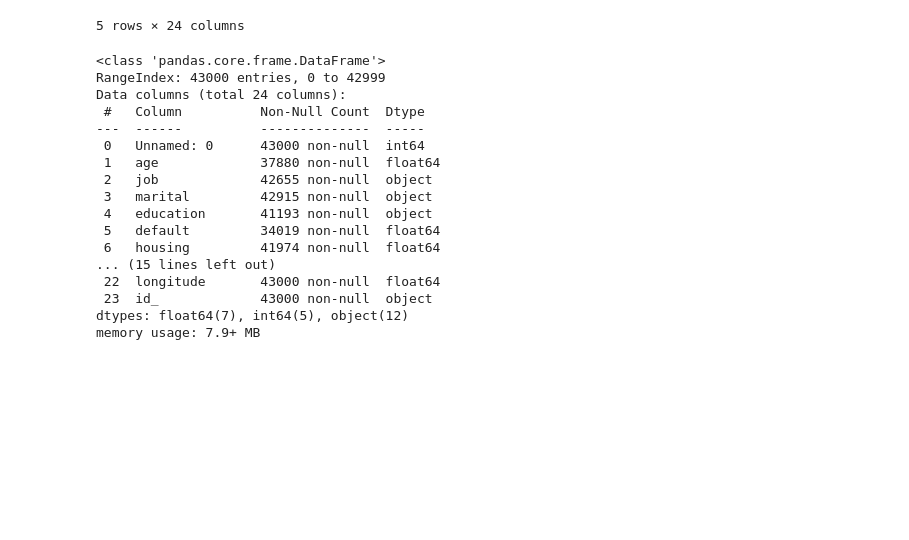
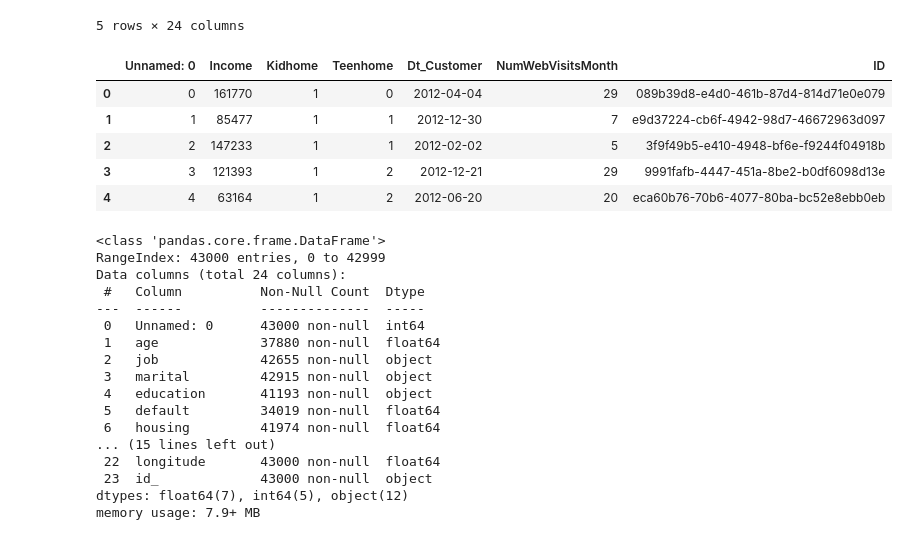
Before and after one commit to SofiaConsoli/proyecto_EDA_python, a Jupyter notebook: notebooks/analisis_eda.ipynb, the cells around one changed output. Saved outputs shown, nothing was run; the diff lists cells and outputs as text; code cells hidden in the pictures; blank space fills up the shorter version.

```diff
--- a/notebooks/analisis_eda.ipynb
+++ b/notebooks/analisis_eda.ipynb
@@ -35,6 +35,15 @@ df.head()
 | 3 | 3 | 40.0 | admin. | MARRIED | basic.6y | 0.0 | 0.0 | 0.0 | telephone | 151 | ... |
 | 4 | 4 | 56.0 | services | MARRIED | high.school | 0.0 | 0.0 | 1.0 | telephone | 307 | ... |
 5 rows × 24 columns
+# %%
+df_clientes.head()
+# %% [output]
+|  | Unnamed: 0 | Income | Kidhome | Teenhome | Dt_Customer | NumWebVisitsMonth | ID |
+| 0 | 0 | 161770 | 1 | 0 | 2012-04-04 | 29 | 089b39d8-e4d0-461b-87d4-814d71e0e079 |
+| 1 | 1 | 85477 | 1 | 1 | 2012-12-30 | 7 | e9d37224-cb6f-4942-98d7-46672963d097 |
+| 2 | 2 | 147233 | 1 | 1 | 2012-02-02 | 5 | 3f9f49b5-e410-4948-bf6e-f9244f04918b |
+| 3 | 3 | 121393 | 1 | 2 | 2012-12-21 | 29 | 9991fafb-4447-451a-8be2-b0df6098d13e |
+| 4 | 4 | 63164 | 1 | 2 | 2012-06-20 | 20 | eca60b76-70b6-4077-80ba-bc52e8ebb0eb |
 # %%
 df.info()
 # %% [output]
```
Also changed, not shown: parts of 22 cells of this notebook.
